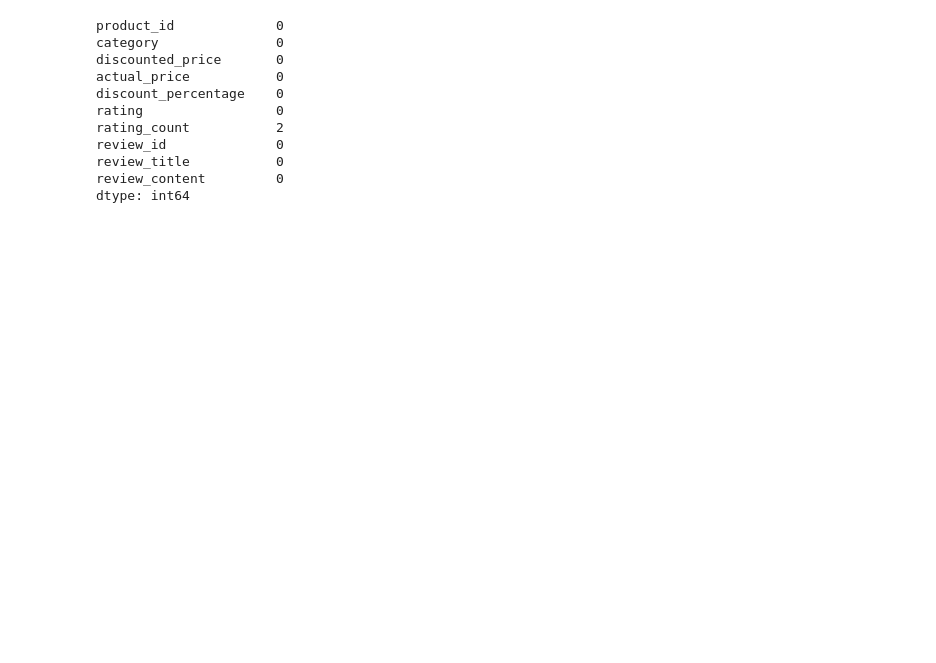
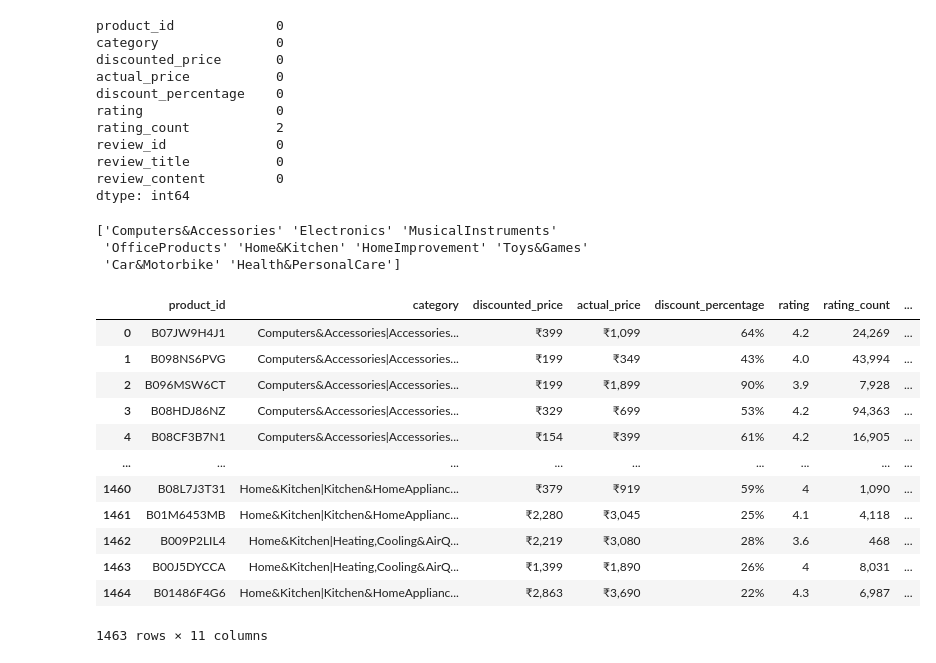
Before and after one commit to ubco-W2022T2-data301/project-group-group61, a Jupyter notebook: analysis/analysis2.ipynb, the cells around one changed output. Drawn from its saved outputs; the diff is of its cells as text; code cells hidden in the pictures; blank space fills up the shorter version.

```diff
--- a/analysis/analysis2.ipynb
+++ b/analysis/analysis2.ipynb
@@ -289,3 +289,29 @@ review_content         0
 dtype: int64
 # %%
 df = df.dropna()
+# %%
+def reduce_category(cat):
+    return cat.split('|')[0]
+
+df['reduced_category'] = df['category'].apply(reduce_category)
+print(df['reduced_category'].unique())
+# %% [output]
+['Computers&Accessories' 'Electronics' 'MusicalInstruments'
+ 'OfficeProducts' 'Home&Kitchen' 'HomeImprovement' 'Toys&Games'
+ 'Car&Motorbike' 'Health&PersonalCare']
+# %%
+df
+# %% [output]
+|  | product_id | category | discounted_price | actual_price | discount_percentage | rating | rating_count | ... |
+| 0 | B07JW9H4J1 | Computers&Accessories|Accessories... | ₹399 | ₹1,099 | 64% | 4.2 | 24,269 | ... |
+| 1 | B098NS6PVG | Computers&Accessories|Accessories... | ₹199 | ₹349 | 43% | 4.0 | 43,994 | ... |
+| 2 | B096MSW6CT | Computers&Accessories|Accessories... | ₹199 | ₹1,899 | 90% | 3.9 | 7,928 | ... |
+| 3 | B08HDJ86NZ | Computers&Accessories|Accessories... | ₹329 | ₹699 | 53% | 4.2 | 94,363 | ... |
+| 4 | B08CF3B7N1 | Computers&Accessories|Accessories... | ₹154 | ₹399 | 61% | 4.2 | 16,905 | ... |
+| ... | ... | ... | ... | ... | ... | ... | ... | ... |
+| 1460 | B08L7J3T31 | Home&Kitchen|Kitchen&HomeApplianc... | ₹379 | ₹919 | 59% | 4 | 1,090 | ... |
+| 1461 | B01M6453MB | Home&Kitchen|Kitchen&HomeApplianc... | ₹2,280 | ₹3,045 | 25% | 4.1 | 4,118 | ... |
+| 1462 | B009P2LIL4 | Home&Kitchen|Heating,Cooling&AirQ... | ₹2,219 | ₹3,080 | 28% | 3.6 | 468 | ... |
+| 1463 | B00J5DYCCA | Home&Kitchen|Heating,Cooling&AirQ... | ₹1,399 | ₹1,890 | 26% | 4 | 8,031 | ... |
+| 1464 | B01486F4G6 | Home&Kitchen|Kitchen&HomeApplianc... | ₹2,863 | ₹3,690 | 22% | 4.3 | 6,987 | ... |
+1463 rows × 11 columns
```
Also changed, not shown: parts of 4 cells of this notebook, 1 other file.
